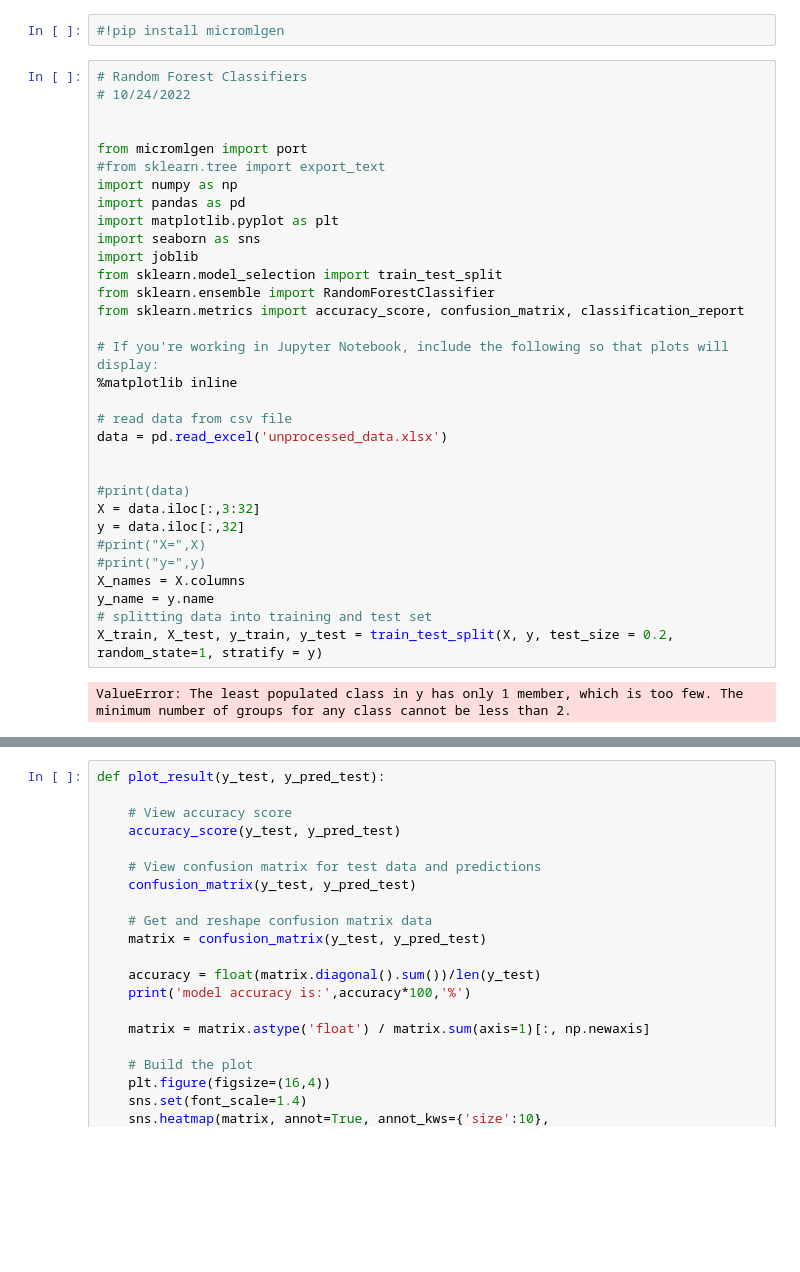
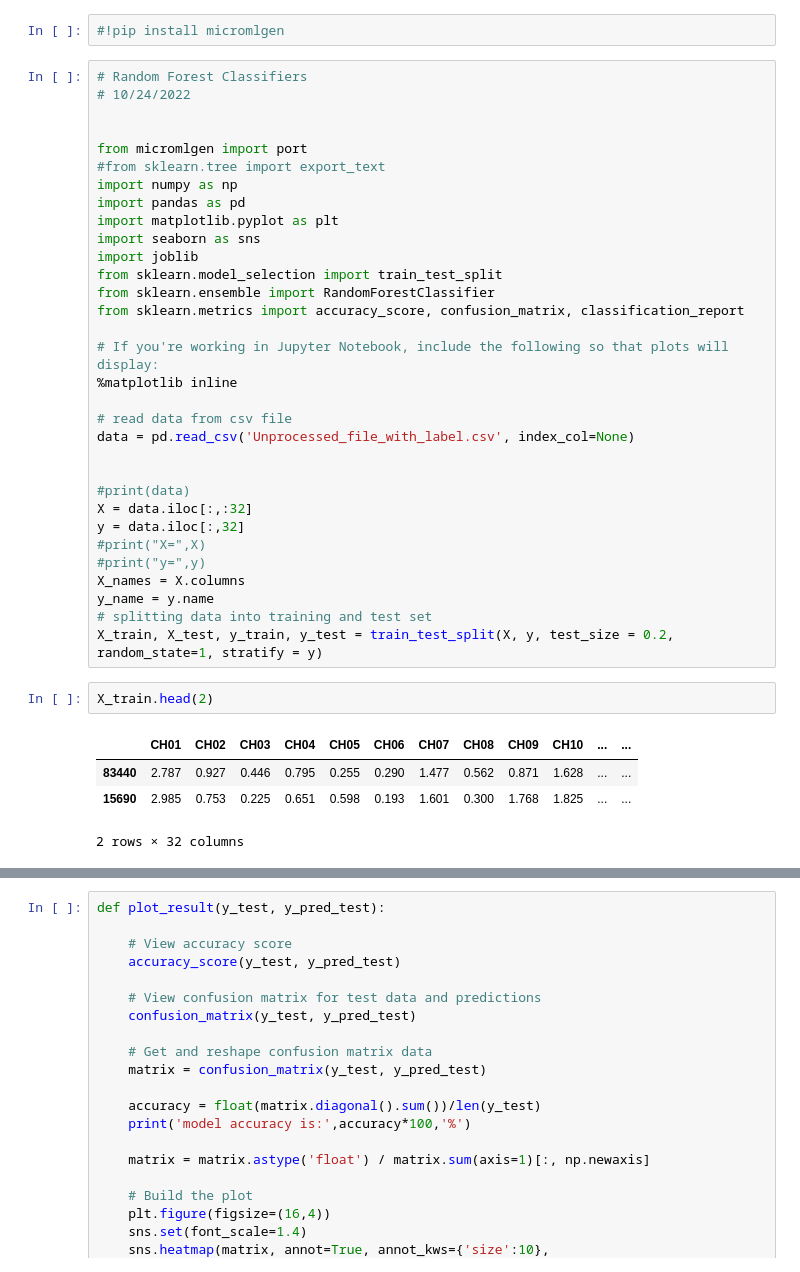
Before and after one commit to pranayspeed/gases_classification, a Jupyter notebook: Keysight_Oct_unprocessed.ipynb, the cells around one changed output, grey strips where cells are left out. Saved outputs shown, nothing was run; the diff lists cells and outputs as text; blank space fills up the shorter version.

```diff
--- a/Keysight_Oct_unprocessed.ipynb
+++ b/Keysight_Oct_unprocessed.ipynb
@@ -20,11 +20,11 @@ from sklearn.metrics import accuracy_score, confusion_matrix, classification_rep
 %matplotlib inline
 
 # read data from csv file
-data = pd.read_excel('unprocessed_data.xlsx')
+data = pd.read_csv('Unprocessed_file_with_label.csv', index_col=None)
 
 
 #print(data)
-X = data.iloc[:,3:32]
+X = data.iloc[:,:32]
 y = data.iloc[:,32]
 #print("X=",X)
 #print("y=",y)
@@ -32,5 +32,10 @@ X_names = X.columns
 y_name = y.name
 # splitting data into training and test set
 X_train, X_test, y_train, y_test = train_test_split(X, y, test_size = 0.2, random_state=1, stratify = y)
-# %% [output]
-ValueError: The least populated class in y has only 1 member, which is too few. The minimum number of groups for any class cannot be less than 2.
+# %%
+X_train.head(2)
+# %% [output]
+|  | CH01 | CH02 | CH03 | CH04 | CH05 | CH06 | CH07 | CH08 | CH09 | CH10 | ... | ... |
+| 83440 | 2.787 | 0.927 | 0.446 | 0.795 | 0.255 | 0.290 | 1.477 | 0.562 | 0.871 | 1.628 | ... | ... |
+| 15690 | 2.985 | 0.753 | 0.225 | 0.651 | 0.598 | 0.193 | 1.601 | 0.300 | 1.768 | 1.825 | ... | ... |
+2 rows × 32 columns
```
Also changed, not shown: parts of 6 cells of this notebook, 6 other files.
